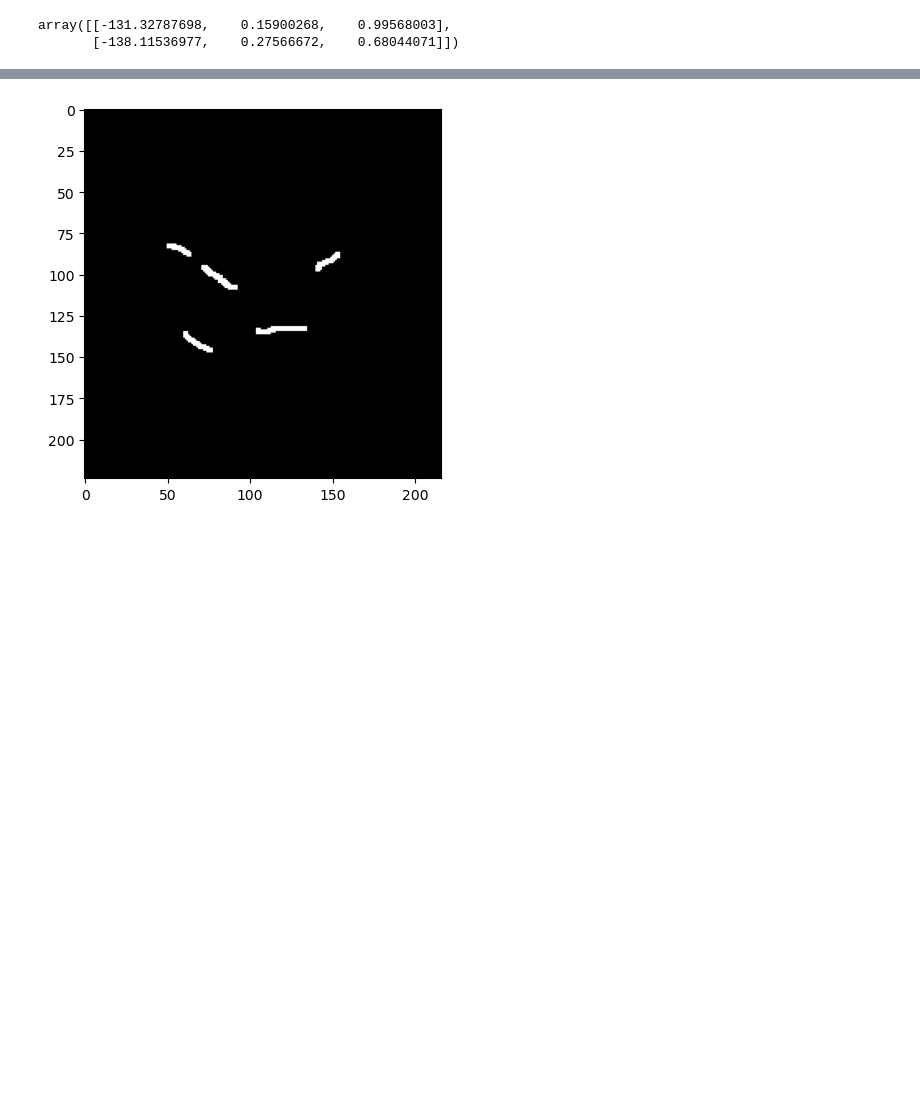
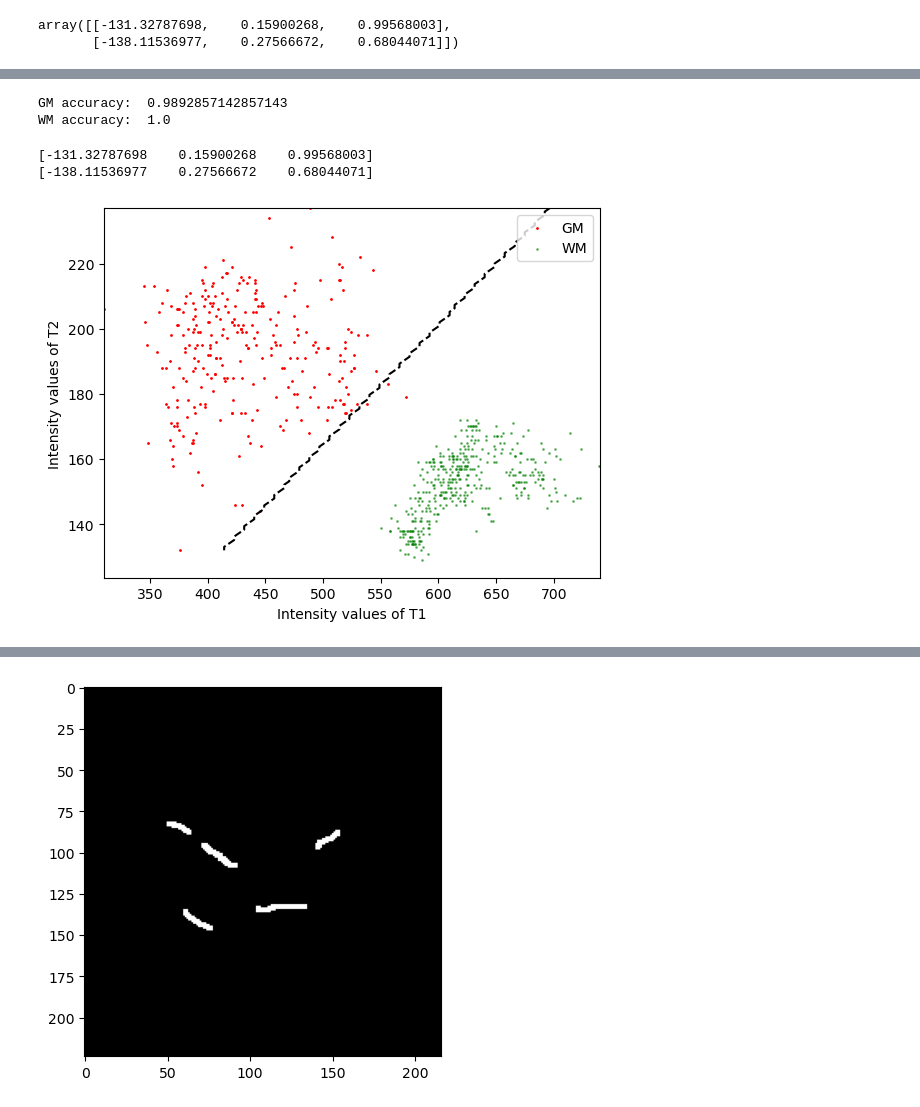
Before and after one commit to jalkestrup/dtuimageanalysis, a Jupyter notebook: exercises/ex6b-AdvancedPixelClassification/ex6_b.ipynb, the cells around one changed output, grey strips where cells are left out. Drawn from its saved outputs; the diff is of its cells as text; code cells hidden in the pictures; blank space fills up the shorter version.

```diff
--- a/exercises/ex6b-AdvancedPixelClassification/ex6_b.ipynb
+++ b/exercises/ex6b-AdvancedPixelClassification/ex6_b.ipynb
@@ -173,0 +177,61 @@ Xall.shape
+# %%
+#Calculating the accuracy of the classification for each class by comparing the actual mask to the classification map
+#GM
+GM_accuracy = np.sum(Y_class[ROI_GM == 1] == 0) / np.sum(ROI_GM == 1)
+print('GM accuracy: ', GM_accuracy)
+#WM
+WM_accuracy = np.sum(Y_class[ROI_WM == 1] == 1) / np.sum(ROI_WM == 1)
+print('WM accuracy: ', WM_accuracy)
+# %% [output]
+GM accuracy:  0.9892857142857143
+WM accuracy:  1.0
+# %%
+#Plot the decision boundary on the above scatterplot
+#The decision boundary is the line where the substracting the scores of the two classes is equal to zero
+#Make a function of x by inserting dummy values to calculate the y values
+W_T1 = W[0,0:,]
+W_T2 = W[1,0:,]
+
+print(W_T1)
+print(W_T2)
+# %% [output]
+[-131.32787698    0.15900268    0.99568003]
+[-138.11536977    0.27566672    0.68044071]
+# %%
+import numpy as np
+import matplotlib.pyplot as plt
+from scipy.special import expit
+
+# Create a meshgrid of x and y values
+x_min, x_max = imgT1[ROI_GM == 1].min(), imgT1[ROI_WM == 1].max()
+y_min, y_max = imgT2[ROI_GM == 1].min(), imgT2[ROI_GM == 1].max()
+xx, yy = np.meshgrid(np.linspace(x_min, x_max, 100), np.linspace(y_min, y_max, 100))
+
+# Concatenate the x and y values from the meshgrid
+mesh_points = np.c_[xx.ravel(), yy.ravel()]
+
+# Add a column of ones to the mesh_points for the bias term
+mesh_points_with_bias = np.hstack((np.ones((mesh_points.shape[0], 1)), mesh_points))
+
+# Calculate the LDA scores for each point in the meshgrid
+scores = np.dot(W, mesh_points_with_bias.T)
+
+# Calculate the decision boundary by thresholding the scores at 0
+decision_boundary = (scores[1] - scores[0]) >= 0
+decision_boundary = decision_boundary.reshape(xx.shape)
+
+# Plot the decision boundary
+plt.contour(xx, yy, decision_boundary, levels=[0], colors='k', linestyles='--')
+
+# Plot the scatter plot of imgT1 and imgT2
+#plt.scatter(imgT1.ravel(), imgT2.ravel(), c='blue', marker='.', alpha=0.5)
+plt.scatter(imgT1[ROI_GM == 1], imgT2[ROI_GM == 1], s=1, c='r', alpha=1, label='GM')
+plt.scatter(imgT1[ROI_WM == 1], imgT2[ROI_WM == 1], s=1, c='g', alpha=0.5, label='WM')
+
+# Set the axis labels
+plt.xlabel('Intensity values of T1')
+plt.ylabel('Intensity values of T2')
+plt.legend()
+plt.show()
+# %% [output]
+[figure, added]
```
Also changed, not shown: parts of 13 cells of this notebook.
